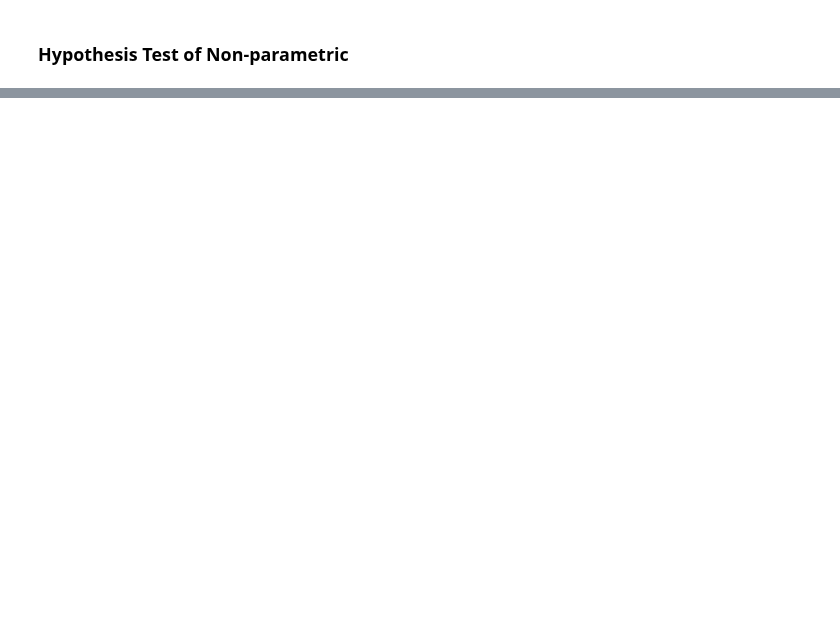
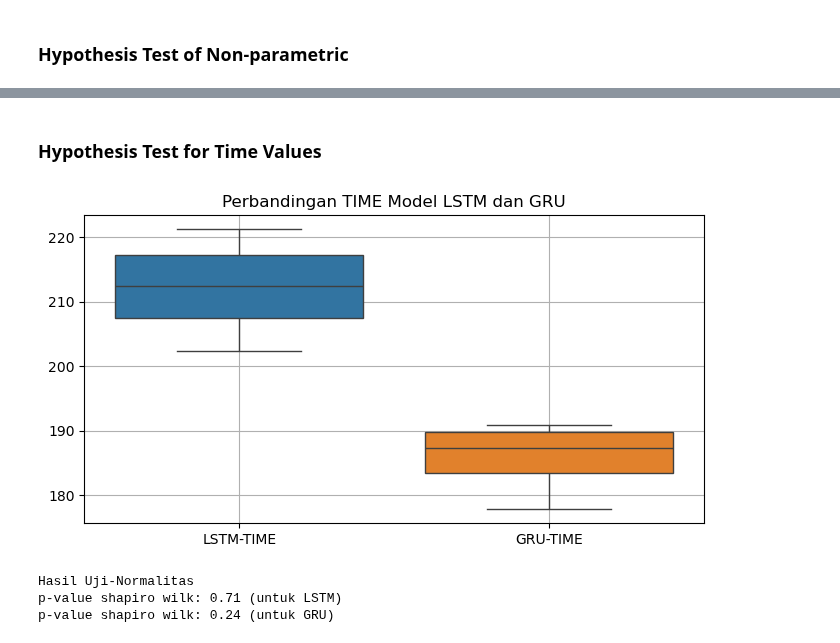
Before and after one commit to kusin/tensorflow-btc-usd-v2, a Jupyter notebook: K06-Uji-Hipotesis.ipynb, the cells around one changed output, grey strips where cells are left out. Cells and saved outputs as stored; diff of their text form; code cells hidden in the pictures; blank space fills up the shorter version.

```diff
--- a/K06-Uji-Hipotesis.ipynb
+++ b/K06-Uji-Hipotesis.ipynb
@@ -120,0 +130,12 @@ Karena p-value: [0.4053] maka Terima H1
+# %% [markdown]
+### Hypothesis Test for Time Values
+# %%
+boxplot(dataset[["LSTM-TIME", "GRU-TIME"]], "Perbandingan TIME Model LSTM dan GRU")
+# %% [output]
+[figure, added]
+# %%
+normality(dataset["LSTM-TIME"], dataset["GRU-TIME"])
+# %% [output]
+Hasil Uji-Normalitas
+p-value shapiro wilk: 0.71 (untuk LSTM)
+p-value shapiro wilk: 0.24 (untuk GRU)
```
Also changed, not shown: parts of 21 cells of this notebook, 9 other files.
